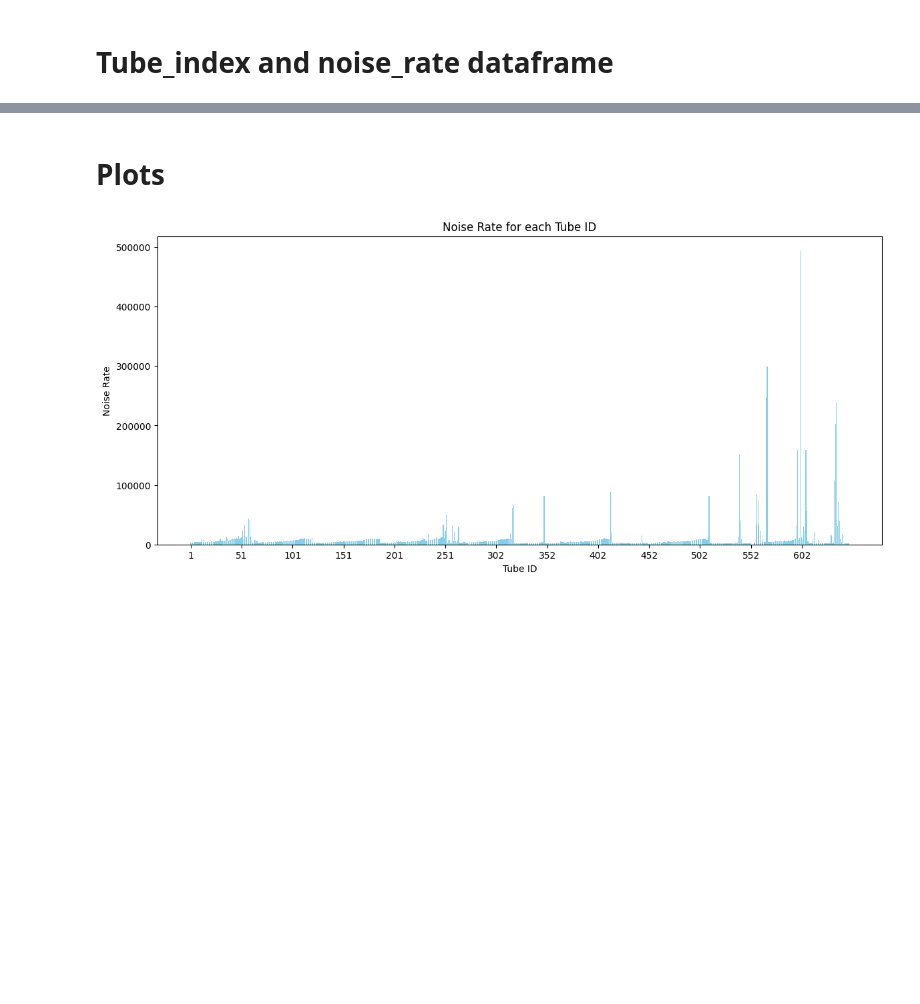
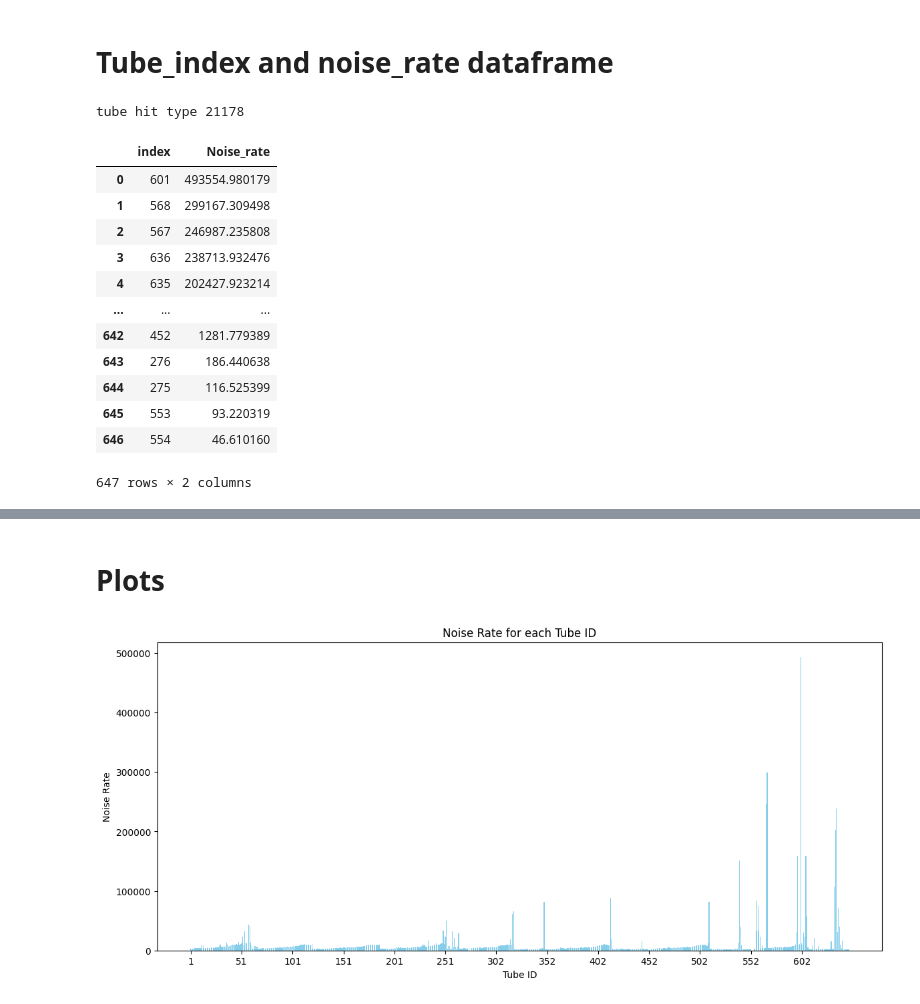
Before and after one commit to ppriyanka8/ATLAS, a Jupyter notebook: BIS7A16.ipynb, the cells around one changed output, grey strips where cells are left out. Cells and saved outputs as stored; diff of their text form; code cells hidden in the pictures; blank space fills up the shorter version.

```diff
--- a/BIS7A16.ipynb
+++ b/BIS7A16.ipynb
@@ -159,40 +119,62 @@ def tube(df, chamber):
     chamberinfo = list(df_raw_chamber.rawMdt_tubeInfo)
     tube_index=[]
     ch=[]
     tube_chamber_mapping={}
     for x in chamberinfo:
         ml_index=int(x.split('-')[1])
         ly_index =int(x.split('-')[2])
         # nLayer = (int(x.split('-')[1])-1)*4 + int(x.split('-')[2])
         tube_id =int(x.split('-')[3])
         tube_index_ml=(ml_index-1)*chamberlist_run3.MDTnTml(chamber,1) + (ly_index-1)*chamberlist_run3.MDTnTly(chamber,ml_index) + tube_id
 
         tube_index.append(tube_index_ml)
         ch.append(x)
     data_dict=dict(zip(ch,tube_index))
     return data_dict    #keys:tubeinfo, value:tube_index
 
 #Noise rate
 def noise_rate(df, chamber):
     df_raw_chamber = df[df['rawMdt_station']==chamber]
 
     tube_hits=df_raw_chamber.rawMdt_tubeInfo.value_counts()
 
+    print("tube hit type",tube_hits.iloc[0])
+
     act_time_window=1.3*(10**(-6))
     total_evts=33007
     noise_rate=tube_hits/(act_time_window*total_evts)
     return noise_rate
 
-noise_ = noise_rate(df_raw, 'BIS7A16')
-idxs = noise_.index
+def extracted_df_for_noise_rate(df,chamber):
+    noise_ = noise_rate(df,chamber)
+    idxs = noise_.index
 
-tube_dict = tube(df_raw, 'BIS7A16')
+    tube_dict = tube(df,chamber)
 
-hit_freq_dict = {}
-for i in idxs:
-    tube_idx = tube_dict[i]
-    hit_freq = noise_[i]
-    hit_freq_dict[tube_idx] = hit_freq
+    tube_noise_dict = {"Tube ID": [], "Noise Rate": [], "Tube Name": []}
 
-df_new=pd.DataFrame(hit_freq_dict.values(),index=hit_freq_dict.keys(),columns=['Noise_rate'])
-df_new=df_new.reset_index()
+    hit_freq_dict = {}
+    for i in idxs:
+        tube_idx = tube_dict[i]
+        hit_freq = noise_[i]
+        hit_freq_dict[tube_idx] = hit_freq
+
+    df_new=pd.DataFrame(hit_freq_dict.values(),index=hit_freq_dict.keys(),columns=['Noise_rate'])
+    df_new=df_new.reset_index()
+    return df_new
+extracted_df_for_noise_rate(df_raw_chamber,'BIS7A16')
+# %% [output]
+tube hit type 21178
+|  | index | Noise_rate |
+| 0 | 601 | 493554.980179 |
+| 1 | 568 | 299167.309498 |
+| 2 | 567 | 246987.235808 |
+| 3 | 636 | 238713.932476 |
+| 4 | 635 | 202427.923214 |
+| ... | ... | ... |
+| 642 | 452 | 1281.779389 |
+| 643 | 276 | 186.440638 |
+| 644 | 275 | 116.525399 |
+| 645 | 553 | 93.220319 |
+| 646 | 554 | 46.610160 |
+647 rows × 2 columns
```
Also changed, not shown: parts of 14 cells of this notebook.
